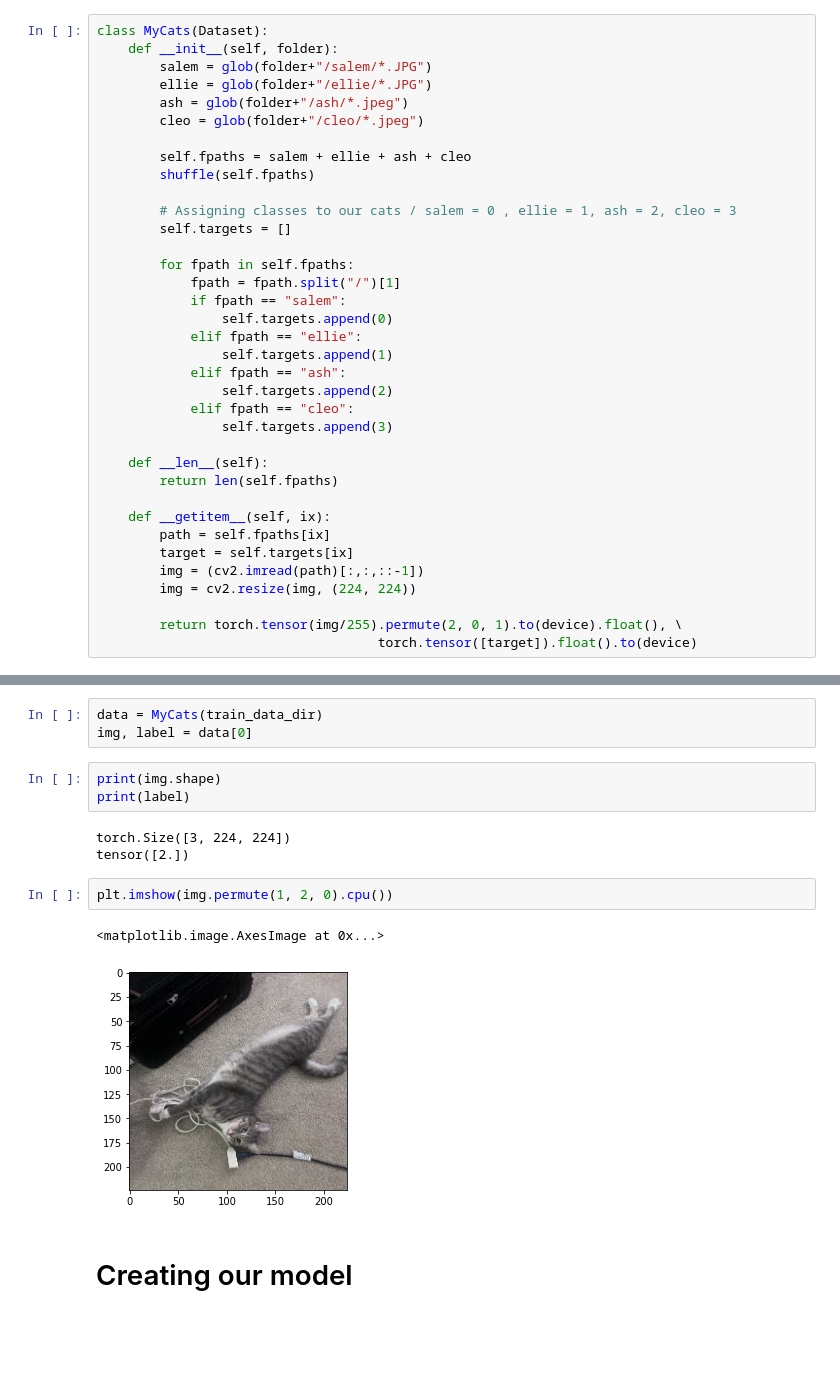
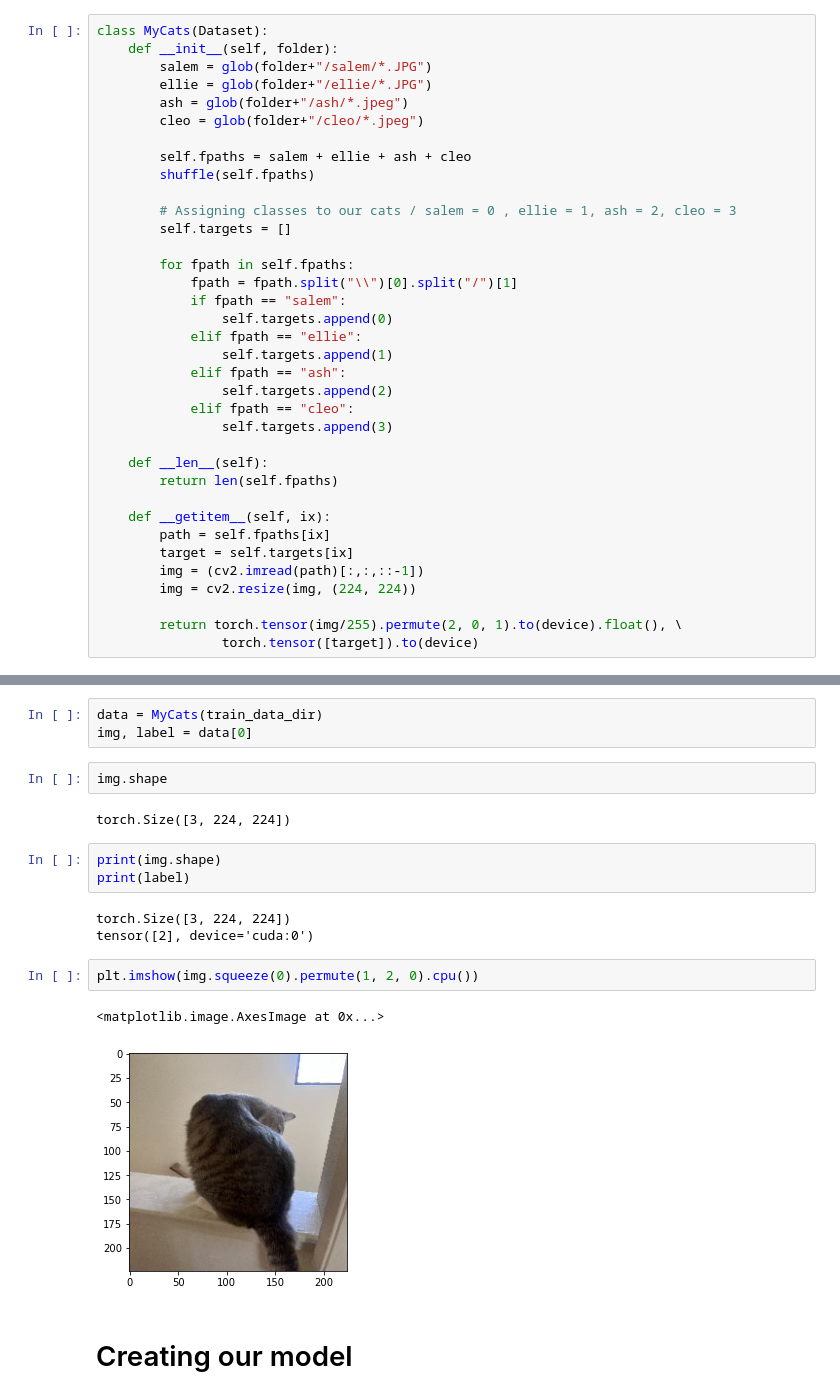
Before and after one commit to bustyAI/cat_recognizer, a Jupyter notebook: cat_classifier.ipynb, the cells around one changed output, grey strips where cells are left out. Saved outputs shown, nothing was run; the diff lists cells and outputs as text; blank space fills up the shorter version.

```diff
--- a/cat_classifier.ipynb
+++ b/cat_classifier.ipynb
@@ -36,7 +36,7 @@ class MyCats(Dataset):
         self.targets = []
 
         for fpath in self.fpaths:
-            fpath = fpath.split("/")[1]
+            fpath = fpath.split("\\")[0].split("/")[1]
             if fpath == "salem":
                 self.targets.append(0)
             elif fpath == "ellie":
@@ -56,23 +56,27 @@ class MyCats(Dataset):
         img = cv2.resize(img, (224, 224))
 
         return torch.tensor(img/255).permute(2, 0, 1).to(device).float(), \
-                                    torch.tensor([target]).float().to(device)
+                torch.tensor([target]).to(device)
 # %% [markdown]
 ## Inspecting a random image
 # %%
 data = MyCats(train_data_dir)
 img, label = data[0]
+# %%
+img.shape
+# %% [output]
+torch.Size([3, 224, 224])
 # %%
 print(img.shape)
 print(label)
 # %% [output]
 torch.Size([3, 224, 224])
-tensor([2.])
+tensor([2], device='cuda:0')
 # %%
-plt.imshow(img.permute(1, 2, 0).cpu())
+plt.imshow(img.squeeze(0).permute(1, 2, 0).cpu())
 # %% [output]
 <matplotlib.image.AxesImage at 0x...>
-[figure, old version]
+[figure, new version]
 # %% [markdown]
 # Creating our model
 # %% [markdown]
```
Also changed, not shown: parts of 15 cells of this notebook, 3 other files.
